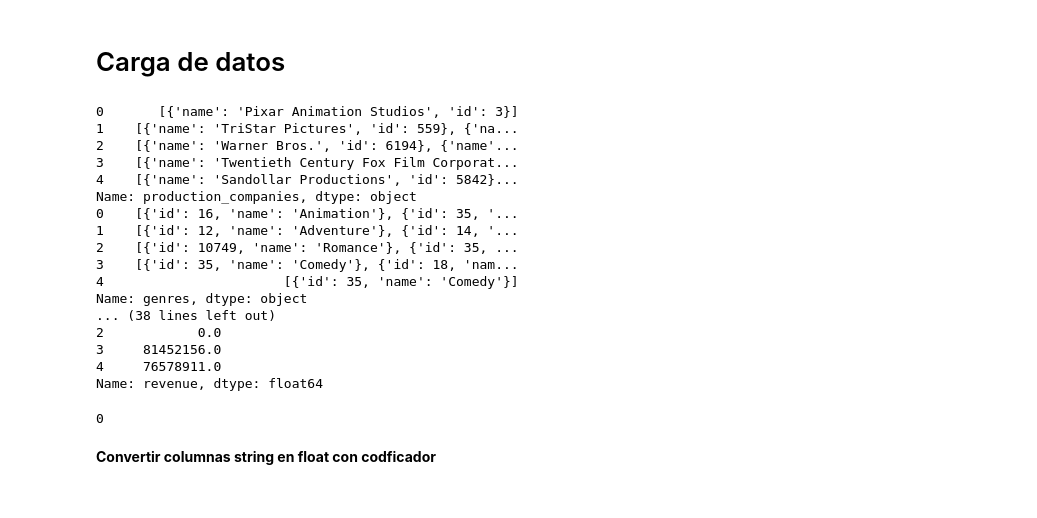
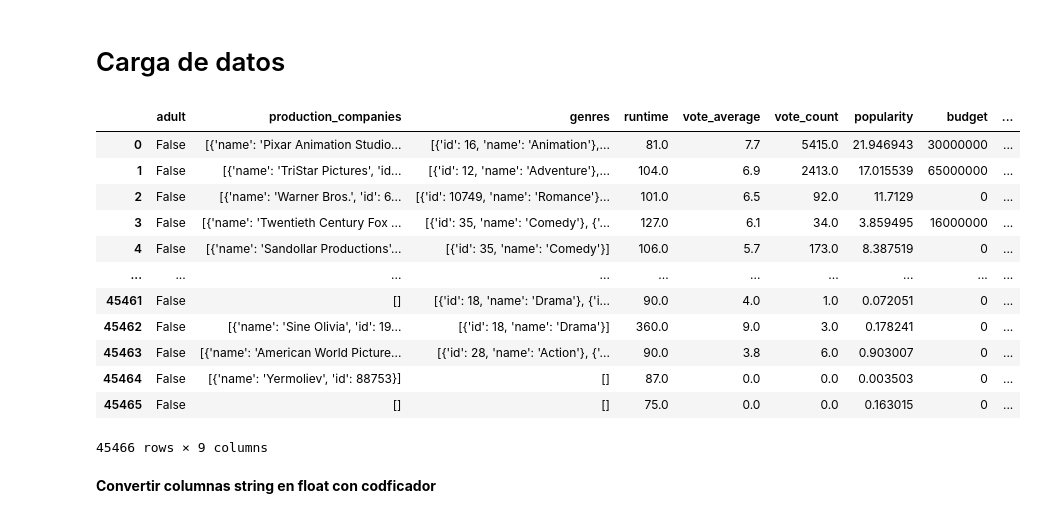
Before and after one commit to OmarDekGil/Proyecto_ML, a Jupyter notebook: Datsets.ipynb, the cells around one changed output. Saved outputs shown, nothing was run; the diff lists cells and outputs as text; code cells hidden in the pictures.

```diff
--- a/Datsets.ipynb
+++ b/Datsets.ipynb
@@ -1,49 +1,27 @@
 # %% [markdown]
 # Carga de datos
-# %%
-import numpy as pn
-import pandas as pd
-import ast
-data = pd.read_csv("Datasets/movies_metadata.csv")
-credits = pd.read_csv("Datasets/credits.csv")
-rating = pd.read_csv("Datasets/ratings.csv")
-
-#metadata = pd.read_csv("../Datasets/")
-#rating = pd.read_csv("../Datasets/")
-#DataSet = pd.read_csv("../Datasets/")
-#DataSet = pd.read_csv("../Datasets/")
-#DataSet = pd.read_csv("../Datasets/")
-
-data.columns
-print(data['production_companies'].head()) #Nombre produccion
-print(data['genres'].head()) #generos de la pelicula
-
-# Mostrar las primeras filas de cada columna
-print(data['genres'].head())  # Géneros de la película
-print(data['runtime'].head())  # Duración en minutos
-print(data['vote_average'].head())  # Puntuación promedio de las votaciones de los usuarios
-print(data['vote_count'].head())  # Número total de votos recibidos por la película
-print(data['popularity'].head())  # Popularidad (datos internos)
-print(data['budget'].head())  # Presupuesto
-print(data['revenue'].head())  # Ingresos (revenue)
-# %% [output]
-0       [{'name': 'Pixar Animation Studios', 'id': 3}]
-1    [{'name': 'TriStar Pictures', 'id': 559}, {'na...
-2    [{'name': 'Warner Bros.', 'id': 6194}, {'name'...
-3    [{'name': 'Twentieth Century Fox Film Corporat...
-4    [{'name': 'Sandollar Productions', 'id': 5842}...
-Name: production_companies, dtype: object
-0    [{'id': 16, 'name': 'Animation'}, {'id': 35, '...
-1    [{'id': 12, 'name': 'Adventure'}, {'id': 14, '...
-2    [{'id': 10749, 'name': 'Romance'}, {'id': 35, ...
-3    [{'id': 35, 'name': 'Comedy'}, {'id': 18, 'nam...
-4                       [{'id': 35, 'name': 'Comedy'}]
-Name: genres, dtype: object
-... (38 lines left out)
-2            0.0
-3     81452156.0
-4     76578911.0
-Name: revenue, dtype: float64
-0
+# %%
+import numpy as pn
+import pandas as pd
+import matplotlib.pyplot as plt
+data = pd.read_csv("Datasets/movies_metadata.csv")
+
+
+data = data[['adult','production_companies', 'genres', 'runtime', 'vote_average', 'vote_count', 'popularity', 'budget', 'revenue']]
+data
+# %% [output]
+|  | adult | production_companies | genres | runtime | vote_average | vote_count | popularity | budget | ... |
+| 0 | False | [{'name': 'Pixar Animation Studio... | [{'id': 16, 'name': 'Animation'},... | 81.0 | 7.7 | 5415.0 | 21.946943 | 30000000 | ... |
+| 1 | False | [{'name': 'TriStar Pictures', 'id... | [{'id': 12, 'name': 'Adventure'},... | 104.0 | 6.9 | 2413.0 | 17.015539 | 65000000 | ... |
+| 2 | False | [{'name': 'Warner Bros.', 'id': 6... | [{'id': 10749, 'name': 'Romance'}... | 101.0 | 6.5 | 92.0 | 11.7129 | 0 | ... |
+| 3 | False | [{'name': 'Twentieth Century Fox ... | [{'id': 35, 'name': 'Comedy'}, {'... | 127.0 | 6.1 | 34.0 | 3.859495 | 16000000 | ... |
+| 4 | False | [{'name': 'Sandollar Productions'... | [{'id': 35, 'name': 'Comedy'}] | 106.0 | 5.7 | 173.0 | 8.387519 | 0 | ... |
+| ... | ... | ... | ... | ... | ... | ... | ... | ... | ... |
+| 45461 | False | [] | [{'id': 18, 'name': 'Drama'}, {'i... | 90.0 | 4.0 | 1.0 | 0.072051 | 0 | ... |
+| 45462 | False | [{'name': 'Sine Olivia', 'id': 19... | [{'id': 18, 'name': 'Drama'}] | 360.0 | 9.0 | 3.0 | 0.178241 | 0 | ... |
+| 45463 | False | [{'name': 'American World Picture... | [{'id': 28, 'name': 'Action'}, {'... | 90.0 | 3.8 | 6.0 | 0.903007 | 0 | ... |
+| 45464 | False | [{'name': 'Yermoliev', 'id': 88753}] | [] | 87.0 | 0.0 | 0.0 | 0.003503 | 0 | ... |
+| 45465 | False | [] | [] | 75.0 | 0.0 | 0.0 | 0.163015 | 0 | ... |
+45466 rows × 9 columns
 # %% [markdown]
 **Convertir columnas string en float con codficador**
```
Also changed, not shown: parts of 8 cells of this notebook, 2 other files.
